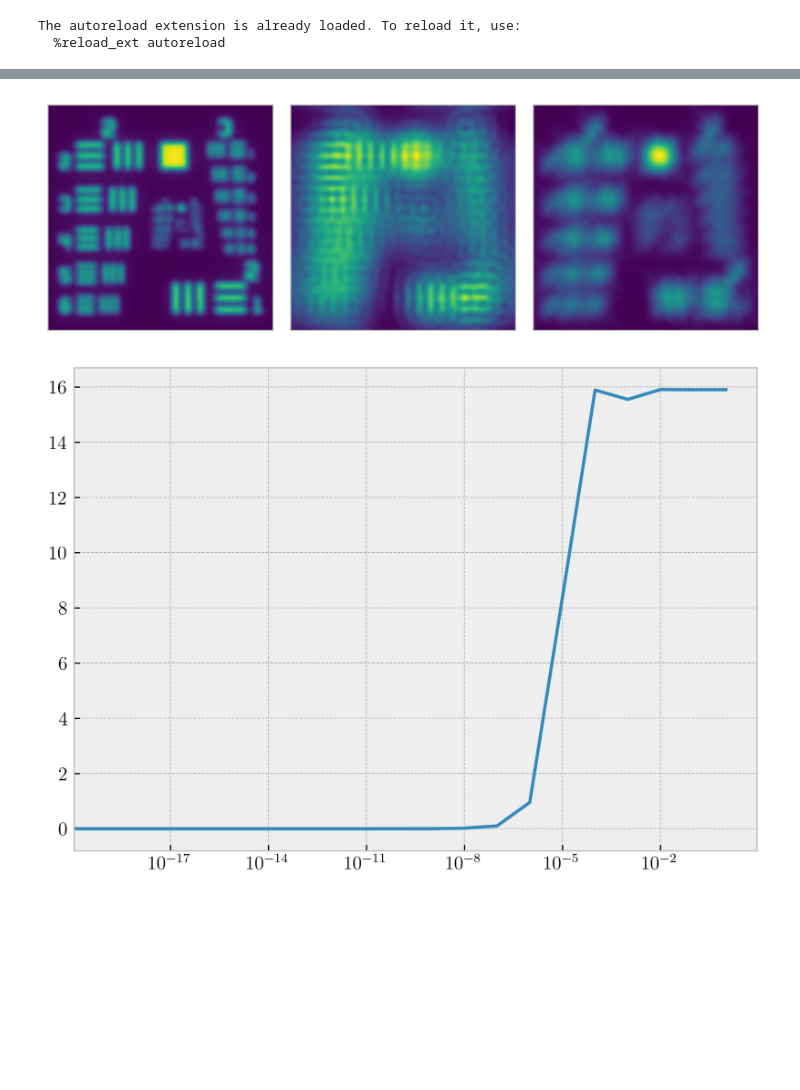
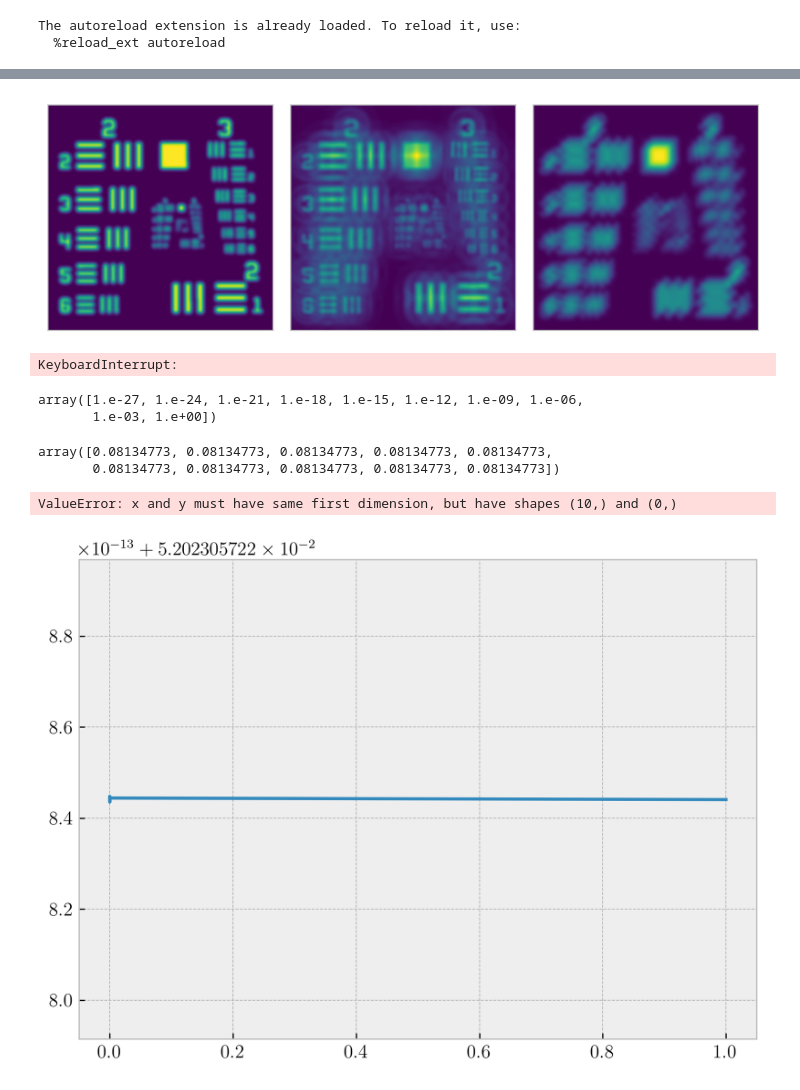
Before and after one commit to maxw179/summer_2026_lab, a Jupyter notebook: phase_diversity_benchmarking/gamma.ipynb, the cells around one changed output, grey strips where cells are left out. Cells and saved outputs as stored; diff of their text form; code cells hidden in the pictures; blank space fills up the shorter version.

Commit message:
vectorized phase diversity

```diff
--- a/phase_diversity_benchmarking/gamma.ipynb
+++ b/phase_diversity_benchmarking/gamma.ipynb
@@ -30,7 +30,7 @@ plt.rcParams["figure.dpi"] = 300
 import os
 os.environ["PATH"] += os.pathsep + "/Library/TeX/texbin"
 # %%
-N_order = 1               # 3 for 3P, 2 for 2P
+N_order = 3               # 3 for 3P, 2 for 2P
 lambd = 1.3e-3             # Wavelength [mm]
 n = 1.333                  # Refractive index
 k = 2*n*np.pi/lambd        # Wavenumber
@@ -119,39 +119,70 @@ for i in range(a*b):
     axs[i].set_xticks([])
     axs[i].set_yticks([])
 # %% [output]
-[figure, old version]
+[figure, new version]
 # %%
-gamma_vals = np.flip([1 * 10**(-x) for x in range(20)] + [0])
+gamma_vals = np.flip([1 * 10**(-2*x) for x in range(10)])
 gamma_vals
 
-c_converged = np.zeros_like(gamma_vals)
 
-for i, gamma in tqdm(enumerate(gamma_vals)):
+N_orders = np.array([1,2,3])
+c_converged = np.zeros(len(gamma_vals) * len(N_orders))
 
-    modes_corrected = true_modes
-    params = {
-        "gamma": gamma,
-        "rate": 1,
-        "threshold" : np.inf,
-        "threshold_damper": 1,
-    }
+for j, N_order in enumerate(N_orders):
+    for i, gamma in tqdm(enumerate(gamma_vals)):
 
-    c_guess, F_guess, c_guess_log, F_guess_log, J_log  = loop_optimize(n_loops = 25,
-                                    microscope = microscope,
-                                    d_stack = d_stack,
-                                    a_stack = a_stack,
-                                    modes_corrected = modes_corrected,
-                                    params = params,
-                                    debug = False,
-                                    log = True)
+        microscope = Microscope(N_order, lambd, n, num_apt, f, mag, w_0, L_bfp, grid_bfp)
+        params = {
+            "gamma": gamma,
+            "rate": 1,
+            "threshold" : 0.2,
+            "threshold_damper": 0.99
+        }
 
-    c_converged[i] = c_guess[0]
+        bias_modes = [
+        [-2, 2], [0, 2], [2, 2],
+        [-3, 3], [-1, 3], [1, 3], [3, 3],
+        [-4, 4], [-2, 4], [0, 4], [2, 4], [4, 4]]
+        bias_strength = 0.5
+        a_stack = [EmptyAberration()] + [Aberration([m], [bias_strength]) for m in bias_modes]
+
+        true_aberration = Aberration([[0,4]], [0.2])
+
+        d_stack = np.array([get_diversity_image(microscope, f, true_aberration, a) for a in a_stack])
+
+        modes_corrected = [[0, 4]]
+
+        c_guess, F_guess, c_guess_log, F_guess_log, J_log  = loop_optimize(n_loops = 5,
+                                        microscope = microscope,
+                                        d_stack = d_stack,
+                                        a_stack = a_stack,
+                                        modes_corrected = modes_corrected,
+                                        params = params,
+                                        debug = False,
+                                        log = True)
+
+        c_converged[j*len(gamma_vals) + i] = c_guess[0]
+# %% [output]
+KeyboardInterrupt:
+# %%
+gamma_vals
+# %% [output]
+array([1.e-27, 1.e-24, 1.e-21, 1.e-18, 1.e-15, 1.e-12, 1.e-09, 1.e-06,
+       1.e-03, 1.e+00])
+# %%
+c_converged
+# %% [output]
+array([0.08134773, 0.08134773, 0.08134773, 0.08134773, 0.08134773,
+       0.08134773, 0.08134773, 0.08134773, 0.08134773, 0.08134773])
 # %%
 aberrations_determined = [Aberration(true_modes, [c]) for c in c_converged]
 rms = [zernike_RMS(a_determined, true_aberration, alpha) for a_determined in aberrations_determined]
 # %%
 fig, ax = plt.subplots(dpi = 300)
-ax.plot(gamma_vals, rms)
+for i in range(3):
+    ax.plot(gamma_vals, rms[i*len(gamma_vals):(i+1)*len(gamma_vals)], label = f"{i+1}P")
+ax.legend()
 ax.set_xscale("log")
 # %% [output]
+ValueError: x and y must have same first dimension, but have shapes (10,) and (0,)
-[figure, old version]
+[figure, new version]
```
Also changed, not shown: parts of 1 cell of this notebook, 1 other file.
